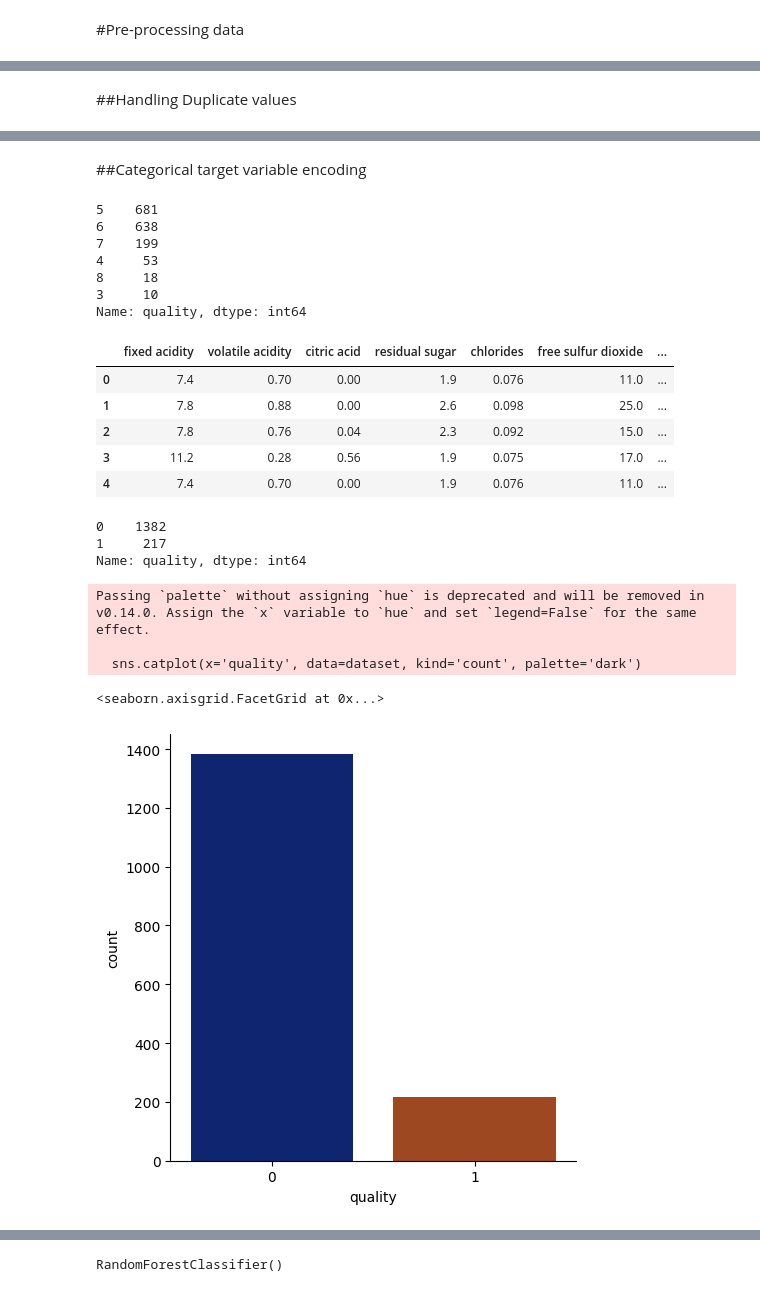
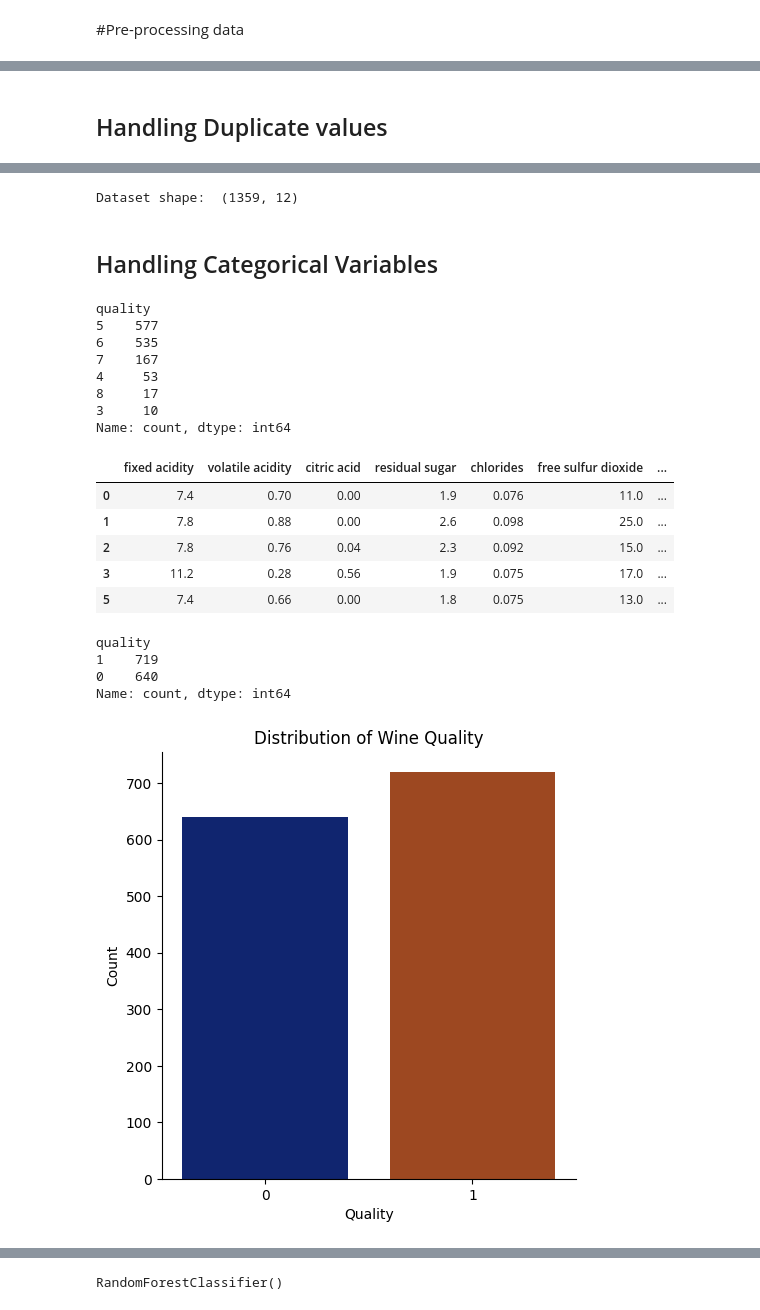
Before and after one commit to ChamikaRohan/Machine-Learning-based-Red-Wine-Quality-Prediction, a Jupyter notebook: Red_Wine_Quality_Prediction_Model.ipynb, the cells around one changed output, grey strips where cells are left out. Drawn from its saved outputs; the diff is of its cells as text; code cells hidden in the pictures.

```diff
--- a/Red_Wine_Quality_Prediction_Model.ipynb
+++ b/Red_Wine_Quality_Prediction_Model.ipynb
@@ -336,5 +198,5 @@ dtype: int64
 
 Total Missing Values in the Dataset: 0
 # %% [markdown]
-##Handling Duplicate values
+## Handling Duplicate values
 # %%
@@ -362,24 +224,34 @@ Duplicate Rows:
 1596     11.0        6
 
 [240 rows x 12 columns]
-# %% [markdown]
-##Categorical target variable encoding
+# %%
+#Remove duplicate rows while keeping the first occurrence of that data row
+dataset.drop_duplicates(inplace=True)
+# %%
+#Now Checking the dataset size
+
+print("Dataset shape: ", dataset.shape)
+# %% [output]
+Dataset shape:  (1359, 12)
+# %% [markdown]
+## Handling Categorical Variables
 # %%
 dataset['quality'].value_counts()
 # %% [output]
-5    681
-6    638
-7    199
+quality
+5    577
+6    535
+7    167
 4     53
-8     18
+8     17
 3     10
-Name: quality, dtype: int64
+Name: count, dtype: int64
 # %%
 #classifying wine qulaity as good or bad using target variable
-#'Bad' or 0 if quality < 6.5
-#'Good' or 1 if quality >= 6.5
+#'Bad' or 0 if quality < 5.5
+#'Good' or 1 if quality >= 5.5
 
-dataset['quality' ]= dataset['quality'].apply(lambda x:1 if x>6.5 else 0)
+dataset['quality' ]= dataset['quality'].apply(lambda x:1 if x>5.5 else 0)
 dataset.head()
 # %% [output]
 |  | fixed acidity | volatile acidity | citric acid | residual sugar | chlorides | free sulfur dioxide | ... |
@@ -387,18 +259,24 @@ dataset.head()
 | 1 | 7.8 | 0.88 | 0.00 | 2.6 | 0.098 | 25.0 | ... |
 | 2 | 7.8 | 0.76 | 0.04 | 2.3 | 0.092 | 15.0 | ... |
 | 3 | 11.2 | 0.28 | 0.56 | 1.9 | 0.075 | 17.0 | ... |
-| 4 | 7.4 | 0.70 | 0.00 | 1.9 | 0.076 | 11.0 | ... |
+| 5 | 7.4 | 0.66 | 0.00 | 1.8 | 0.075 | 13.0 | ... |
 # %%
 print(dataset['quality'].value_counts())
 
-sns.catplot(x='quality', data=dataset, kind='count', palette='dark')
+#Countplot for 'quality' column
+sns.catplot(x='quality', data=dataset, kind='count', hue='quality', palette='dark', legend=False)
+
+#Set labels and title
+plt.xlabel('Quality')
+plt.ylabel('Count')
+plt.title('Distribution of Wine Quality')
+
+#Displaying the plot
+plt.show()
 # %% [output]
-0    1382
-1     217
-Name: quality, dtype: int64
+quality
+1    719
+0    640
+Name: count, dtype: int64
-Passing `palette` without assigning `hue` is deprecated and will be removed in v0.14.0. Assign the `x` variable to `hue` and set `legend=False` for the same effect.
-
-  sns.catplot(x='quality', data=dataset, kind='count', palette='dark')
-<seaborn.axisgrid.FacetGrid at 0x...>
-[figure, old version]
+[figure, new version]
 # %% [markdown]
```
Also changed, not shown: parts of 115 cells of this notebook.
